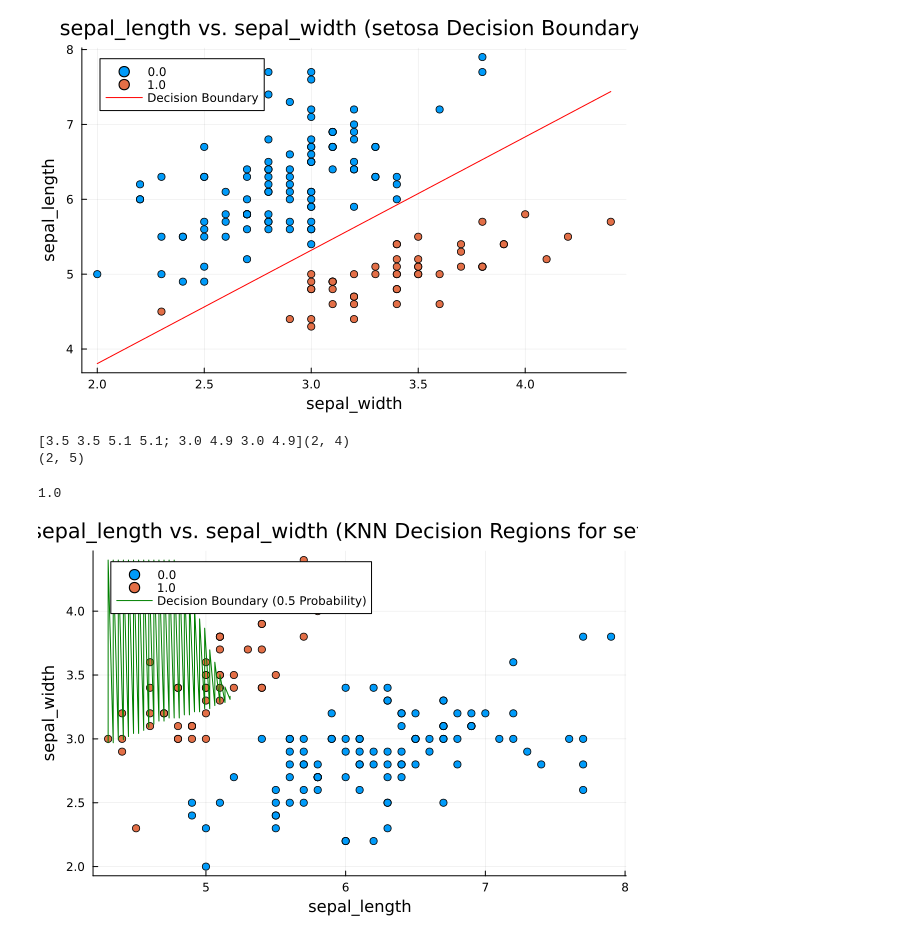
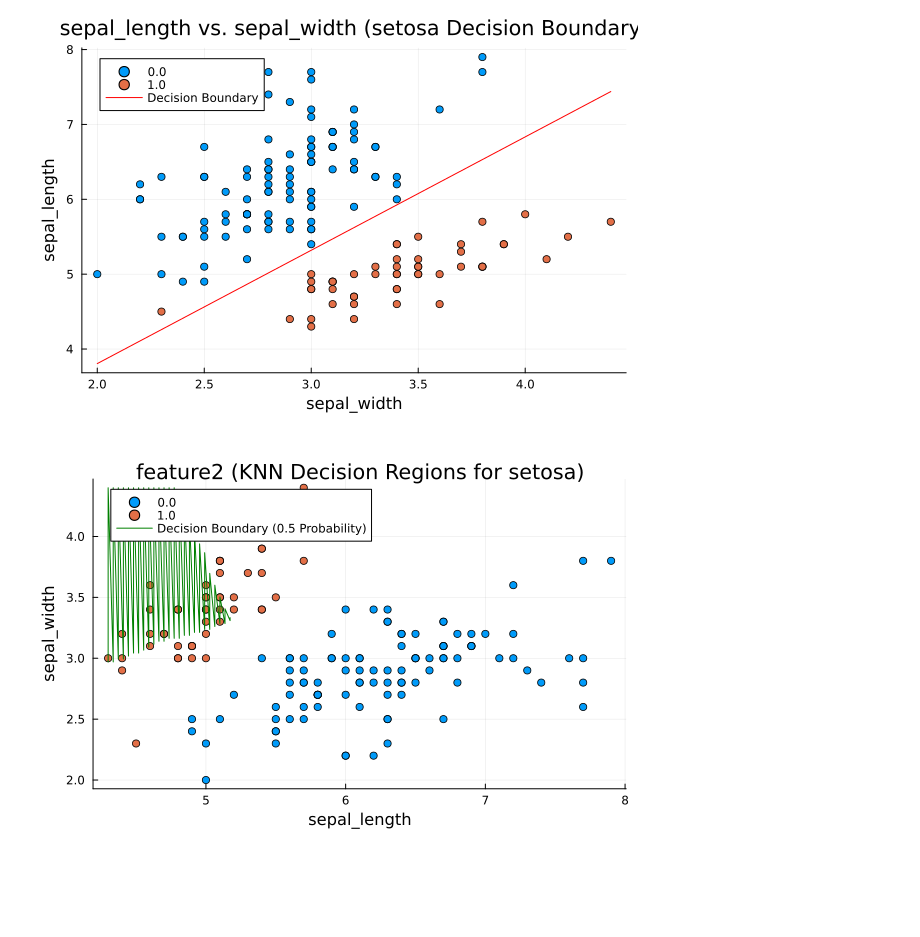
Before and after one commit to wparedes17/statistical-learning-julia, a Jupyter notebook: class_1.ipynb, the cells around one changed output. Drawn from its saved outputs; the diff is of its cells as text; code cells hidden in the pictures; blank space fills up the shorter version.

```diff
--- a/class_1.ipynb
+++ b/class_1.ipynb
@@ -59,35 +59,10 @@ end
 plot_decision_boundary(df, "sepal_length", "sepal_width", "setosa")
 # %% [output]
 [figure]
-# %%
-using NearestNeighbors
-
-data = Matrix(df[:, [:sepal_length, :sepal_width]])'
-x1_range = range(minimum(data[:, 1]), stop=maximum(data[:, 1]), length=2)
-x2_range = range(minimum(data[:, 2]), stop=maximum(data[:, 2]), length=2)
-grid_points = [[x1, x2] for x1 in x1_range for x2 in x2_range]
-# Flatten the grid points for nearest neighbor search
-flat_grid_points = hcat(grid_points...)
-points = [[5.0, 3.0], [6.0, 3.0], [7.0, 3.0], [8.0, 3.0], [9.0, 3.0]]
-hpoints = hcat(points...)
-print(flat_grid_points)
-y = df[:, :setosa]
-k = 10
-kdtree = KDTree(data)
-
-println(size(flat_grid_points))  # Should match the dimensionality of data
-println(size(hpoints))
-
-idxs, dists = knn(kdtree, flat_grid_points, 5, true)
-mean(y[idxs[1]])
-# %% [output]
-[3.5 3.5 5.1 5.1; 3.0 4.9 3.0 4.9](2, 4)
-(2, 5)
-1.0
 # %%
 using NearestNeighbors, Plots, DataFrames, Statistics, StatsBase
 
-function plot_knn_decision_boundary(df, feature1, feature2, target_species; k=5)
+function plot_knn_decision_boundary(df, feature1, feature2, target_species, control=0.5; k=5)
 
     # Extraer las características y la variable objetivo
     X = Matrix(df[:, [Symbol(feature1), Symbol(feature2)]])
@@ -101,33 +76,34 @@ function plot_knn_decision_boundary(df, feature1, feature2, target_species; k=5)
     x2_range = range(minimum(X[:, 2]), stop=maximum(X[:, 2]), length=100)
     grid_points = [[x1, x2] for x1 in x1_range for x2 in x2_range]
 
     # Concatenar los puntos de la malla
     flat_grid_points = hcat(grid_points...)
 
     # Predecir las clases de los puntos de la malla
     idxs, _ = knn(kdtree, flat_grid_points, k, true)
     y_pred = [mean(y[idxs[i]]) for i in 1:size(flat_grid_points, 2)]
 
     y_pred_rounded = round.(y_pred, digits=2)
 
     # Data para el gráfico
     plot_df = DataFrame(
         x1 = first.(grid_points),
         x2 = last.(grid_points),
         y_pred_rounded = y_pred_rounded
     )
 
     # Filtrar los puntos de la frontera
-    boundary_points = filter(:y_pred_rounded => ==(0.5), plot_df)
+    boundary_points = filter(:y_pred_rounded => ==(control), plot_df)
     sort!(boundary_points, :x1)  # Sort by x1
 
     # Grafico y regiones de decisión
     scatter(X[:, 1], X[:, 2], group=y,
             xlabel=feature1, ylabel=feature2, legend=:topleft,
-            title="$feature1 vs. $feature2 (KNN Decision Regions for $target_species)")
+            title="
+feature2 (KNN Decision Regions for $target_species)")
     plot!(boundary_points.x1, boundary_points.x2, color=:green, label="Decision Boundary (0.5 Probability)")
 end
 
 plot_knn_decision_boundary(df, "sepal_length", "sepal_width", "setosa", k=100)
 # %% [output]
-[figure, old version]
+[figure, new version]
```
